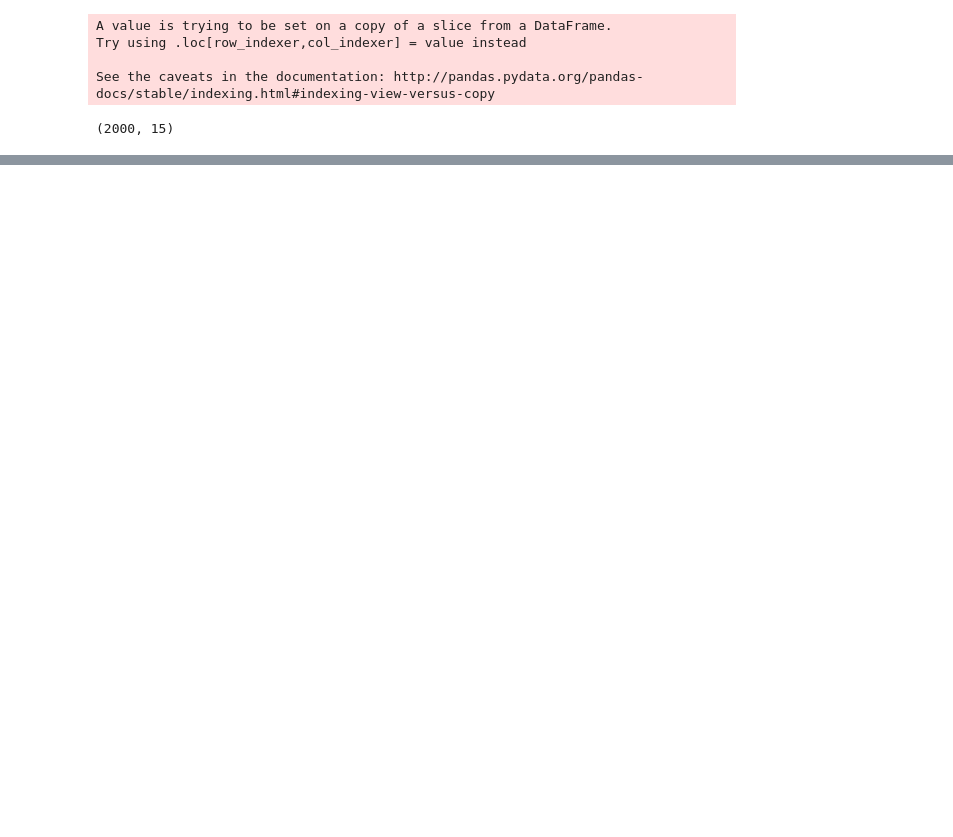
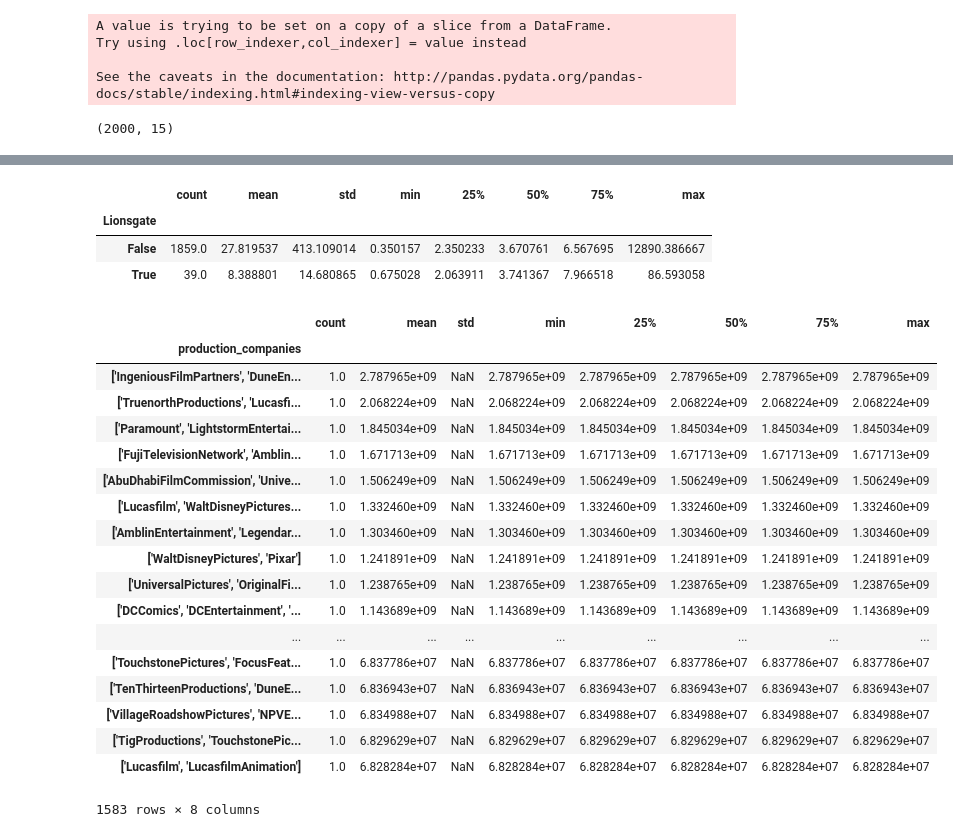
Before and after one commit to maks-p/mod_1_project_movies, a Jupyter notebook: mod-1-movie-project.ipynb, the cells around one changed output, grey strips where cells are left out. Saved outputs shown, nothing was run; the diff lists cells and outputs as text; code cells hidden in the pictures; blank space fills up the shorter version.

```diff
--- a/mod-1-movie-project.ipynb
+++ b/mod-1-movie-project.ipynb
@@ -399,0 +523,8 @@ def loop_through(loops):
+# %%
+#Comparing Lionsgate Multiple ("True") versus Dataset (Full Dataset is top ~2000 revenue producing films of all time)
+dfx.groupby('Lionsgate')['multiple'].describe()
+# %% [output]
+|  | count | mean | std | min | 25% | 50% | 75% | max |
+| Lionsgate |  |  |  |  |  |  |  |  |
+| False | 1859.0 | 27.819537 | 413.109014 | 0.350157 | 2.350233 | 3.670761 | 6.567695 | 12890.386667 |
+| True | 39.0 | 8.388801 | 14.680865 | 0.675028 | 2.063911 | 3.741367 | 7.966518 | 86.593058 |
@@ -399,0 +552,22 @@ def loop_through(loops):
+# %%
+dfx.groupby('production_companies')['revenue'].describe().sort_values('mean', ascending=False)
+# %% [output]
+|  | count | mean | std | min | 25% | 50% | 75% | max |
+| production_companies |  |  |  |  |  |  |  |  |
+| ['IngeniousFilmPartners', 'DuneEn... | 1.0 | 2.787965e+09 | NaN | 2.787965e+09 | 2.787965e+09 | 2.787965e+09 | 2.787965e+09 | 2.787965e+09 |
+| ['TruenorthProductions', 'Lucasfi... | 1.0 | 2.068224e+09 | NaN | 2.068224e+09 | 2.068224e+09 | 2.068224e+09 | 2.068224e+09 | 2.068224e+09 |
+| ['Paramount', 'LightstormEntertai... | 1.0 | 1.845034e+09 | NaN | 1.845034e+09 | 1.845034e+09 | 1.845034e+09 | 1.845034e+09 | 1.845034e+09 |
+| ['FujiTelevisionNetwork', 'Amblin... | 1.0 | 1.671713e+09 | NaN | 1.671713e+09 | 1.671713e+09 | 1.671713e+09 | 1.671713e+09 | 1.671713e+09 |
+| ['AbuDhabiFilmCommission', 'Unive... | 1.0 | 1.506249e+09 | NaN | 1.506249e+09 | 1.506249e+09 | 1.506249e+09 | 1.506249e+09 | 1.506249e+09 |
+| ['Lucasfilm', 'WaltDisneyPictures... | 1.0 | 1.332460e+09 | NaN | 1.332460e+09 | 1.332460e+09 | 1.332460e+09 | 1.332460e+09 | 1.332460e+09 |
+| ['AmblinEntertainment', 'Legendar... | 1.0 | 1.303460e+09 | NaN | 1.303460e+09 | 1.303460e+09 | 1.303460e+09 | 1.303460e+09 | 1.303460e+09 |
+| ['WaltDisneyPictures', 'Pixar'] | 1.0 | 1.241891e+09 | NaN | 1.241891e+09 | 1.241891e+09 | 1.241891e+09 | 1.241891e+09 | 1.241891e+09 |
+| ['UniversalPictures', 'OriginalFi... | 1.0 | 1.238765e+09 | NaN | 1.238765e+09 | 1.238765e+09 | 1.238765e+09 | 1.238765e+09 | 1.238765e+09 |
+| ['DCComics', 'DCEntertainment', '... | 1.0 | 1.143689e+09 | NaN | 1.143689e+09 | 1.143689e+09 | 1.143689e+09 | 1.143689e+09 | 1.143689e+09 |
+| ... | ... | ... | ... | ... | ... | ... | ... | ... |
+| ['TouchstonePictures', 'FocusFeat... | 1.0 | 6.837786e+07 | NaN | 6.837786e+07 | 6.837786e+07 | 6.837786e+07 | 6.837786e+07 | 6.837786e+07 |
+| ['TenThirteenProductions', 'DuneE... | 1.0 | 6.836943e+07 | NaN | 6.836943e+07 | 6.836943e+07 | 6.836943e+07 | 6.836943e+07 | 6.836943e+07 |
+| ['VillageRoadshowPictures', 'NPVE... | 1.0 | 6.834988e+07 | NaN | 6.834988e+07 | 6.834988e+07 | 6.834988e+07 | 6.834988e+07 | 6.834988e+07 |
+| ['TigProductions', 'TouchstonePic... | 1.0 | 6.829629e+07 | NaN | 6.829629e+07 | 6.829629e+07 | 6.829629e+07 | 6.829629e+07 | 6.829629e+07 |
+| ['Lucasfilm', 'LucasfilmAnimation'] | 1.0 | 6.828284e+07 | NaN | 6.828284e+07 | 6.828284e+07 | 6.828284e+07 | 6.828284e+07 | 6.828284e+07 |
+1583 rows × 8 columns
```
Also changed, not shown: parts of 69 cells of this notebook, 3 other files.
